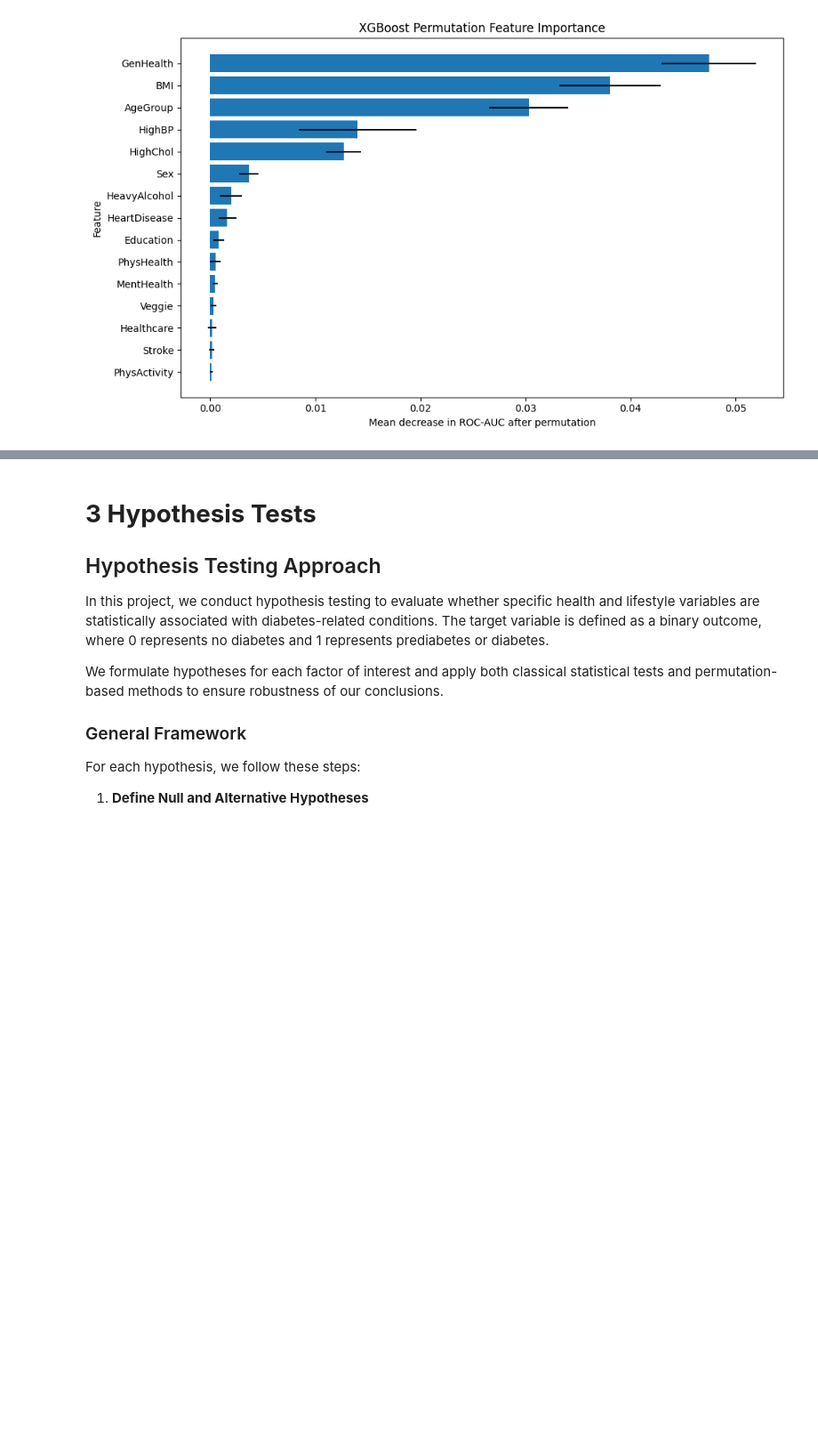
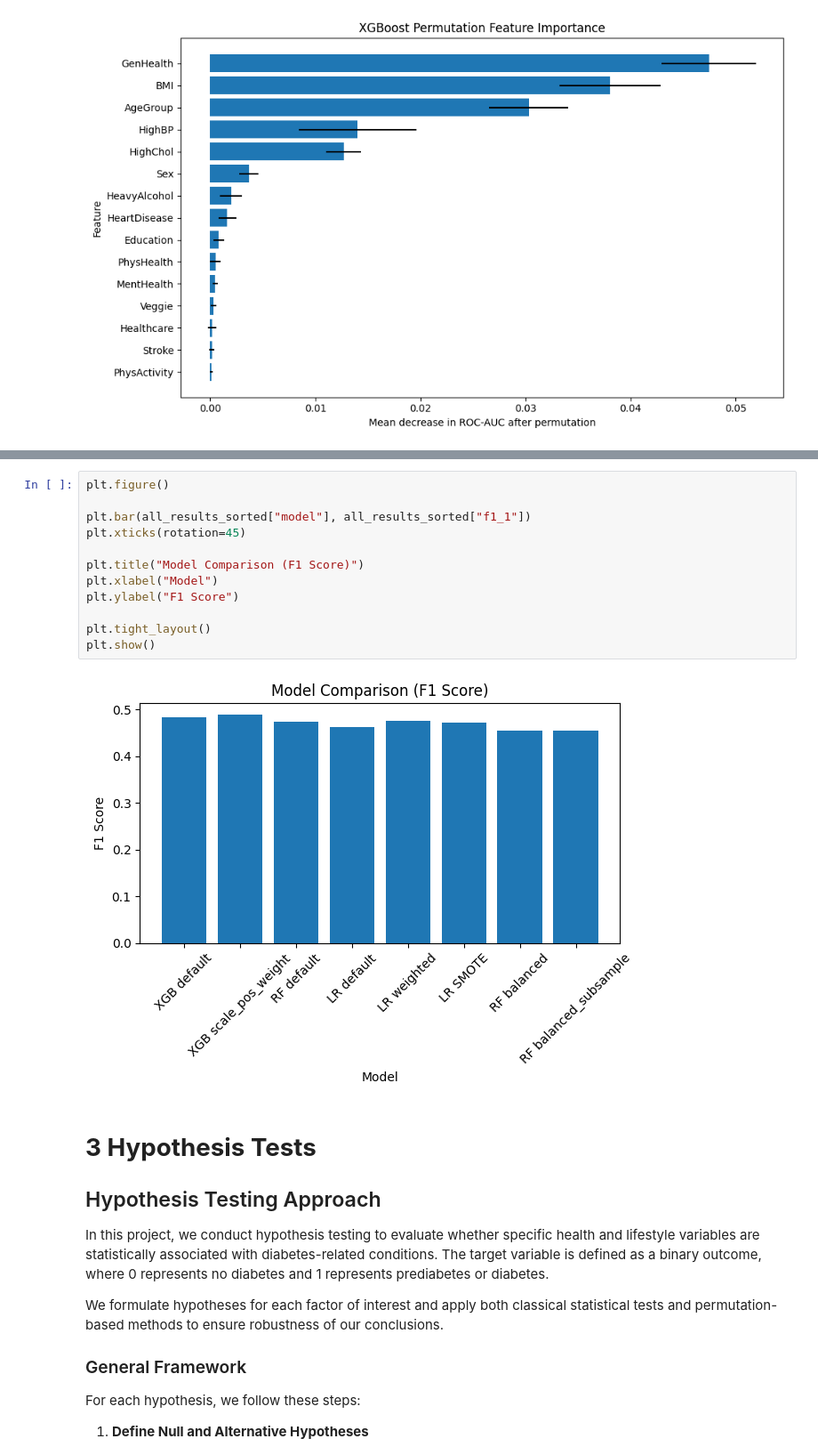
Before and after one commit to LixiJiang/CIS5450Final, a Jupyter notebook: CIS5450_Final_Project.ipynb, the cells around one changed output, grey strips where cells are left out. Shown at 89% size. Drawn from its saved outputs; the diff is of its cells as text; blank space fills up the shorter version.

```diff
--- a/CIS5450_Final_Project.ipynb
+++ b/CIS5450_Final_Project.ipynb
@@ -1451,3 +1503,17 @@ PhysActivity         0.000131        0.000136
+# %%
+plt.figure()
+
+plt.bar(all_results_sorted["model"], all_results_sorted["f1_1"])
+plt.xticks(rotation=45)
+
+plt.title("Model Comparison (F1 Score)")
+plt.xlabel("Model")
+plt.ylabel("F1 Score")
+
+plt.tight_layout()
+plt.show()
+# %% [output]
+[figure, added]
 # %% [markdown]
 # **3 Hypothesis Tests**
 
```
Also changed, not shown: parts of 3 cells of this notebook.
